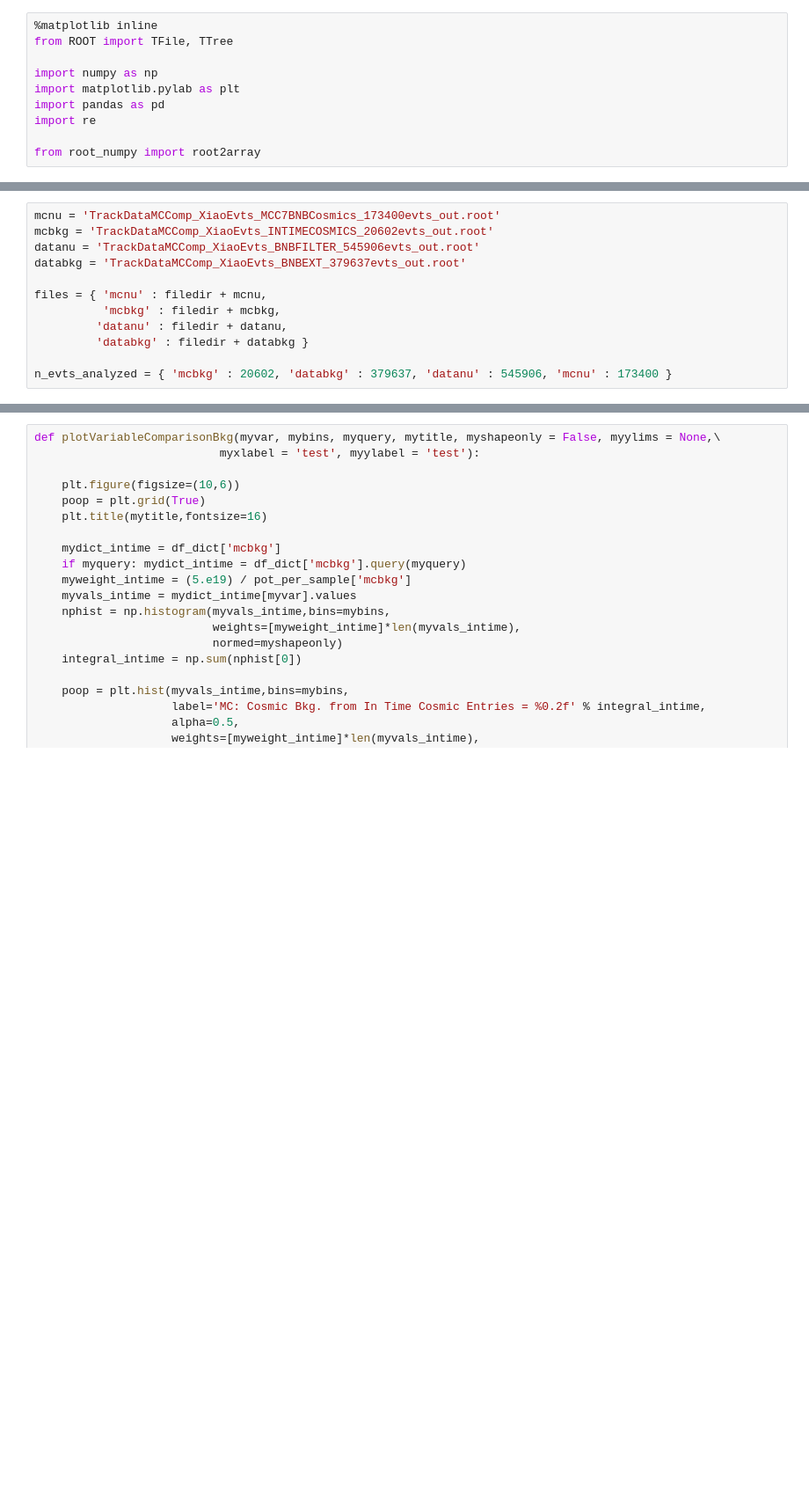
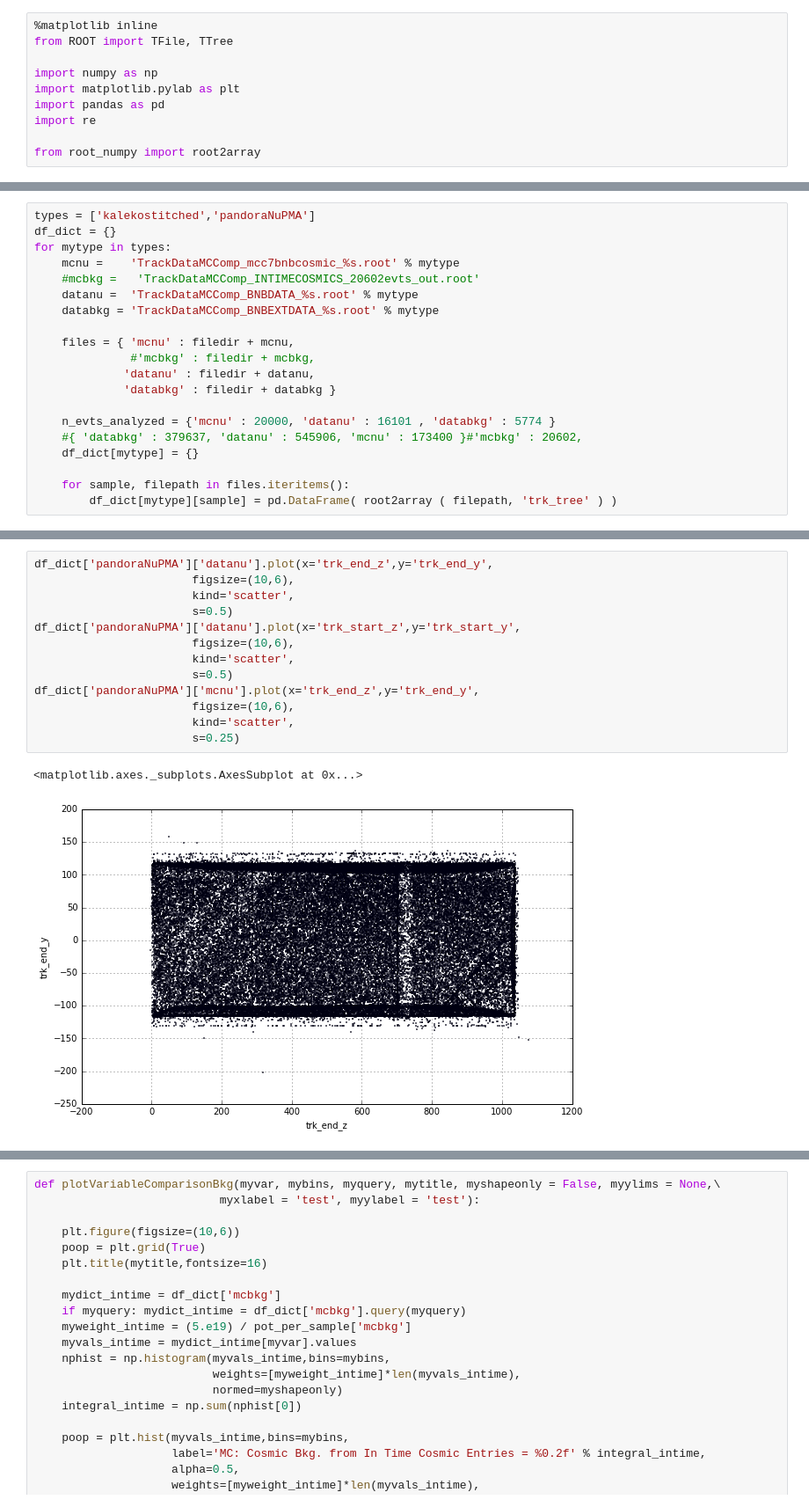
Before and after one commit to kaleko/KalekoAna, a Jupyter notebook: TrackStudy/mac/track_data_mc_comparisons.ipynb, the cells around one changed output, grey strips where cells are left out. Shown: that part at 88% size. Cells and saved outputs as stored; diff of their text form; blank space fills up the shorter version.

```diff
--- a/TrackStudy/mac/track_data_mc_comparisons.ipynb
+++ b/TrackStudy/mac/track_data_mc_comparisons.ipynb
@@ -14,12 +18,20 @@ filedir = '/Users/davidkaleko/larlite/UserDev/KalekoAna/TrackStudy/mac/polished_
 # %%
-mcnu = 'TrackDataMCComp_XiaoEvts_MCC7BNBCosmics_173400evts_out.root'
-mcbkg = 'TrackDataMCComp_XiaoEvts_INTIMECOSMICS_20602evts_out.root'
-datanu = 'TrackDataMCComp_XiaoEvts_BNBFILTER_545906evts_out.root'
-databkg = 'TrackDataMCComp_XiaoEvts_BNBEXT_379637evts_out.root'
+types = ['kalekostitched','pandoraNuPMA']
+df_dict = {}
+for mytype in types:
+    mcnu =    'TrackDataMCComp_mcc7bnbcosmic_%s.root' % mytype
+    #mcbkg =   'TrackDataMCComp_INTIMECOSMICS_20602evts_out.root'
+    datanu =  'TrackDataMCComp_BNBDATA_%s.root' % mytype
+    databkg = 'TrackDataMCComp_BNBEXTDATA_%s.root' % mytype
 
-files = { 'mcnu' : filedir + mcnu,
-          'mcbkg' : filedir + mcbkg,
-         'datanu' : filedir + datanu,
-         'databkg' : filedir + databkg }
+    files = { 'mcnu' : filedir + mcnu,
+              #'mcbkg' : filedir + mcbkg,
+             'datanu' : filedir + datanu,
+             'databkg' : filedir + databkg }
 
-n_evts_analyzed = { 'mcbkg' : 20602, 'databkg' : 379637, 'datanu' : 545906, 'mcnu' : 173400 }
+    n_evts_analyzed = {'mcnu' : 20000, 'datanu' : 16101 , 'databkg' : 5774 }
+    #{ 'databkg' : 379637, 'datanu' : 545906, 'mcnu' : 173400 }#'mcbkg' : 20602,
+    df_dict[mytype] = {}
+
+    for sample, filepath in files.iteritems():
+        df_dict[mytype][sample] = pd.DataFrame( root2array ( filepath, 'trk_tree' ) )
@@ -42,0 +134,16 @@ print df_dict['databkg'].columns.values
+# %%
+df_dict['pandoraNuPMA']['datanu'].plot(x='trk_end_z',y='trk_end_y',
+                       figsize=(10,6),
+                       kind='scatter',
+                       s=0.5)
+df_dict['pandoraNuPMA']['datanu'].plot(x='trk_start_z',y='trk_start_y',
+                       figsize=(10,6),
+                       kind='scatter',
+                       s=0.5)
+df_dict['pandoraNuPMA']['mcnu'].plot(x='trk_end_z',y='trk_end_y',
+                       figsize=(10,6),
+                       kind='scatter',
+                       s=0.25)
+# %% [output]
+<matplotlib.axes._subplots.AxesSubplot at 0x...>
+[figure, added]
```
Also changed, not shown: parts of 21 cells of this notebook.
